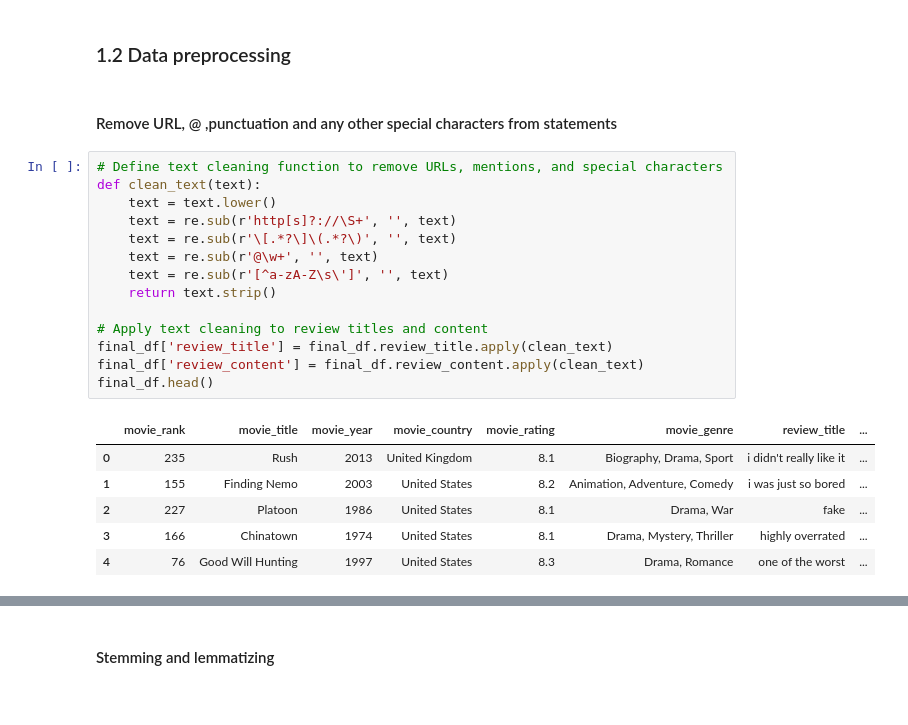
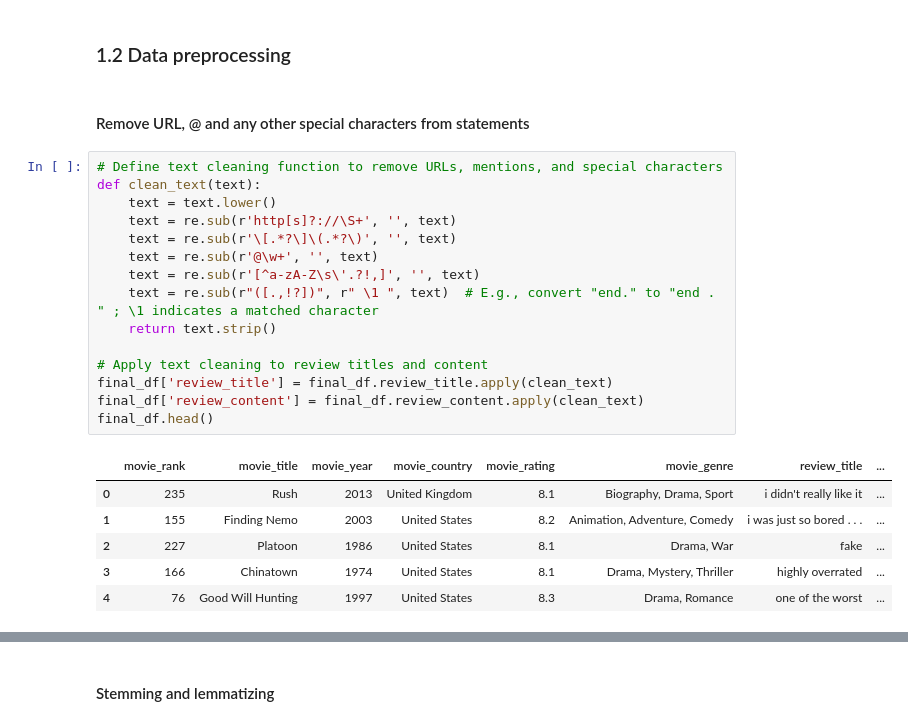
Before and after one commit to dakuikui001/IS6752_IMDb_Top250_reviews, a Jupyter notebook: review_sentiment_analysis.ipynb, the cells around one changed output, grey strips where cells are left out. Saved outputs shown, nothing was run; the diff lists cells and outputs as text.

```diff
--- a/review_sentiment_analysis.ipynb
+++ b/review_sentiment_analysis.ipynb
@@ -186,25 +187,26 @@ Name: count, dtype: int64
 # %% [markdown]
 ### 1.2 Data preprocessing
 # %% [markdown]
-#### Remove URL, @ ,punctuation and any other special characters from statements
+#### Remove URL, @ and any other special characters from statements
 # %%
 # Define text cleaning function to remove URLs, mentions, and special characters
 def clean_text(text):
     text = text.lower()
     text = re.sub(r'http[s]?://\S+', '', text)
     text = re.sub(r'\[.*?\]\(.*?\)', '', text)
     text = re.sub(r'@\w+', '', text)
-    text = re.sub(r'[^a-zA-Z\s\']', '', text)
+    text = re.sub(r'[^a-zA-Z\s\'.?!,]', '', text)
+    text = re.sub(r"([.,!?])", r" \1 ", text)  # E.g., convert "end." to "end . " ; \1 indicates a matched character
     return text.strip()
 
 # Apply text cleaning to review titles and content
 final_df['review_title'] = final_df.review_title.apply(clean_text)
 final_df['review_content'] = final_df.review_content.apply(clean_text)
 final_df.head()
 # %% [output]
 |  | movie_rank | movie_title | movie_year | movie_country | movie_rating | movie_genre | review_title | ... |
 | 0 | 235 | Rush | 2013 | United Kingdom | 8.1 | Biography, Drama, Sport | i didn't really like it | ... |
-| 1 | 155 | Finding Nemo | 2003 | United States | 8.2 | Animation, Adventure, Comedy | i was just so bored | ... |
+| 1 | 155 | Finding Nemo | 2003 | United States | 8.2 | Animation, Adventure, Comedy | i was just so bored . . . | ... |
 | 2 | 227 | Platoon | 1986 | United States | 8.1 | Drama, War | fake | ... |
 | 3 | 166 | Chinatown | 1974 | United States | 8.1 | Drama, Mystery, Thriller | highly overrated | ... |
 | 4 | 76 | Good Will Hunting | 1997 | United States | 8.3 | Drama, Romance | one of the worst | ... |
```
Also changed, not shown: parts of 24 cells of this notebook, 1 other file.
